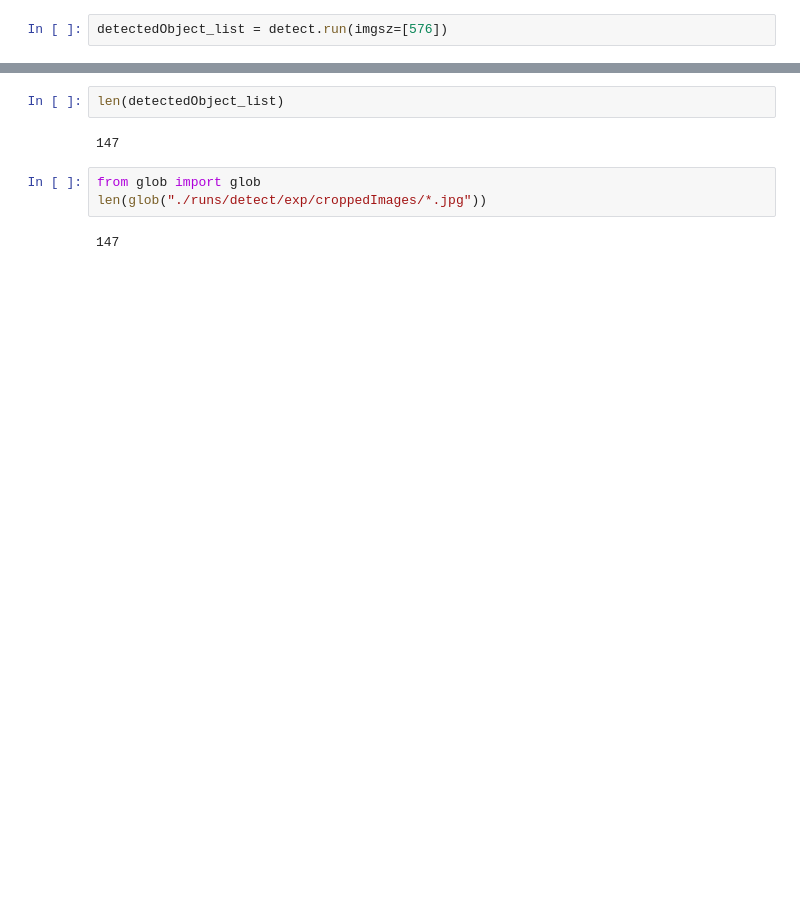
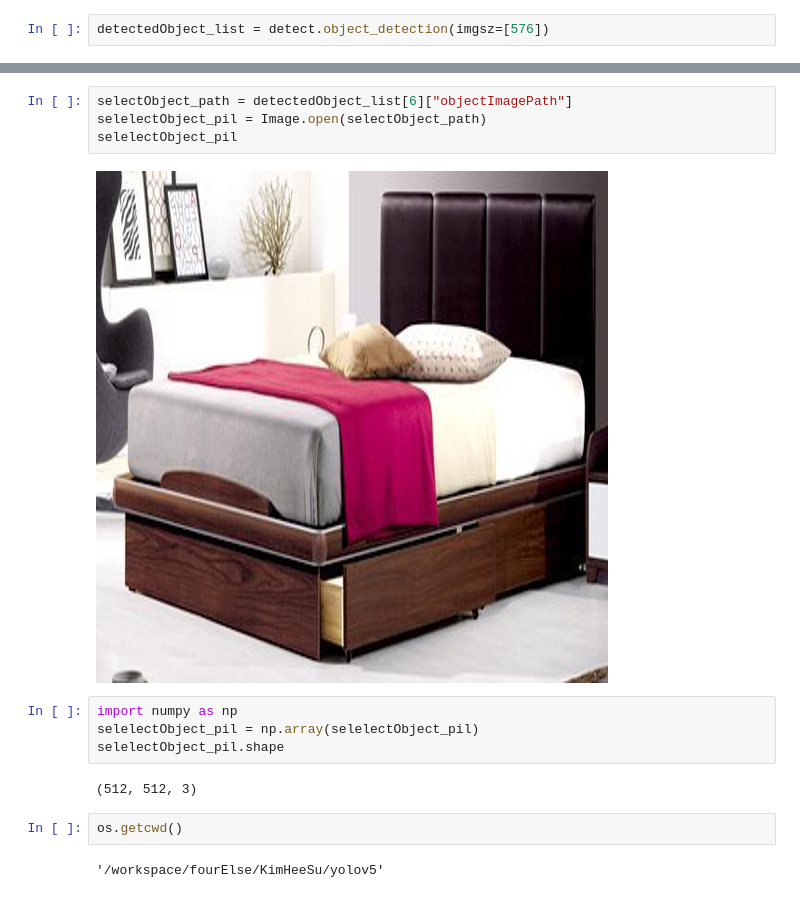
Before and after one commit to G-Polya/2021-1-CECD3-four-elSe-1, a Jupyter notebook: integrated_main/inference.ipynb, the cells around one changed output, grey strips where cells are left out. Cells and saved outputs as stored; diff of their text form; blank space fills up the shorter version.

Commit message:
makeDB using yolov5

```diff
--- a/integrated_main/inference.ipynb
+++ b/integrated_main/inference.ipynb
@@ -3,3 +6,3 @@ import detect
 # %%
-detectedObject_list = detect.run(imgsz=[576])
+detectedObject_list = detect.object_detection(imgsz=[576])
 # %% [output]
@@ -30,9 +33,16 @@ Done. (2.686s)
-# %%
-len(detectedObject_list)
-# %% [output]
-147
-# %%
-from glob import glob
-len(glob("./runs/detect/exp/croppedImages/*.jpg"))
-# %% [output]
-147
+# %%
+selectObject_path = detectedObject_list[6]["objectImagePath"]
+selelectObject_pil = Image.open(selectObject_path)
+selelectObject_pil
+# %% [output]
+[figure, added]
+# %%
+import numpy as np
+selelectObject_pil = np.array(selelectObject_pil)
+selelectObject_pil.shape
+# %% [output]
+(512, 512, 3)
+# %%
+os.getcwd()
+# %% [output]
+'/workspace/fourElse/KimHeeSu/yolov5'
```
Also changed, not shown: parts of 3 cells of this notebook, 6 other files.
